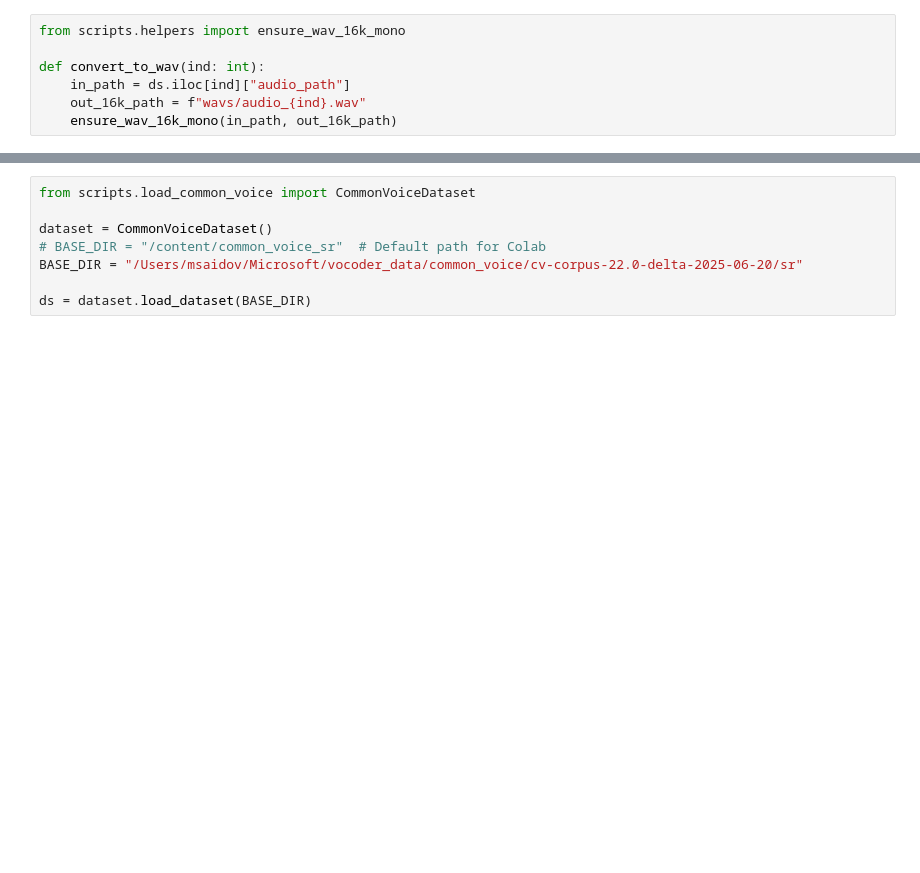
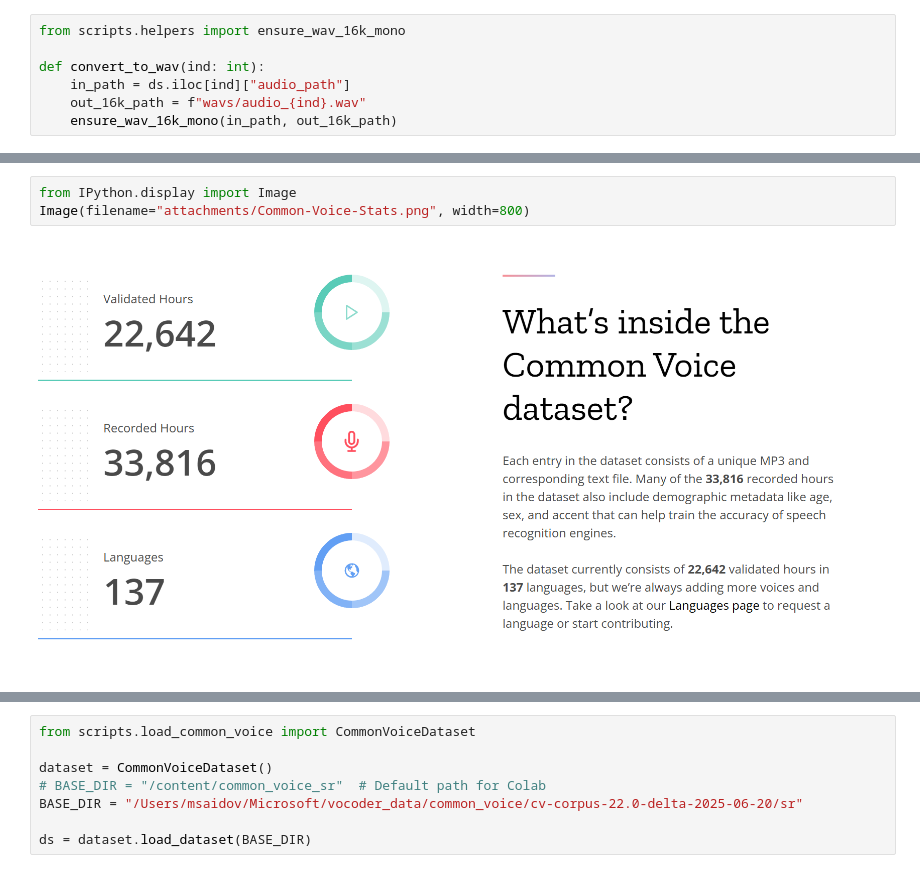
Before and after one commit to pfe-rs/psiml-applied-ai, a Jupyter notebook: notebooks/PSIML_Intro_Lecture_Voice.ipynb, the cells around one changed output, grey strips where cells are left out. Drawn from its saved outputs; the diff is of its cells as text; blank space fills up the shorter version.

```diff
--- a/notebooks/PSIML_Intro_Lecture_Voice.ipynb
+++ b/notebooks/PSIML_Intro_Lecture_Voice.ipynb
@@ -20,0 +39,5 @@ def convert_to_wav(ind: int):
+# %%
+from IPython.display import Image
+Image(filename="attachments/Common-Voice-Stats.png", width=800)
+# %% [output]
+[figure, added]
```
Also changed, not shown: parts of 15 cells of this notebook, 4 other files.
